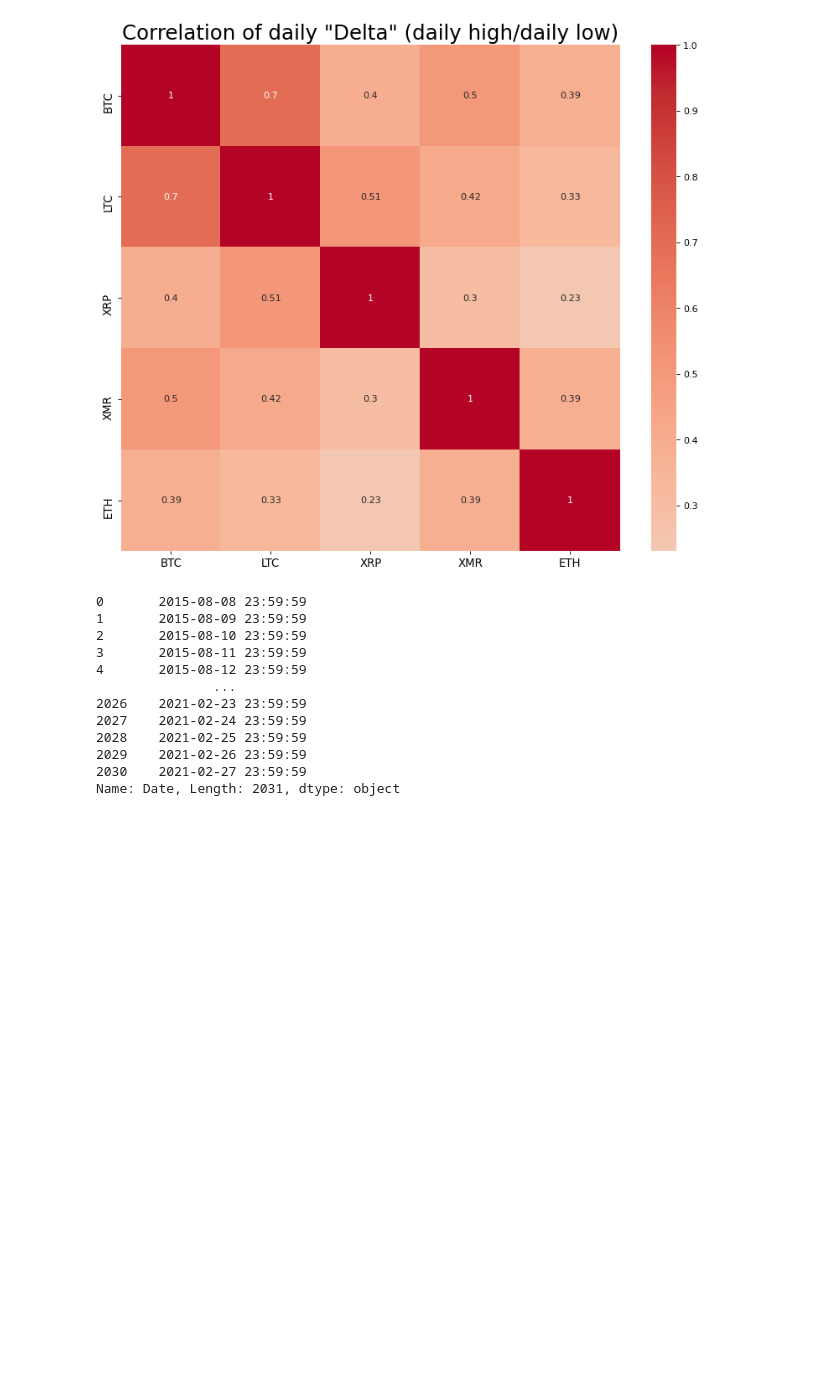
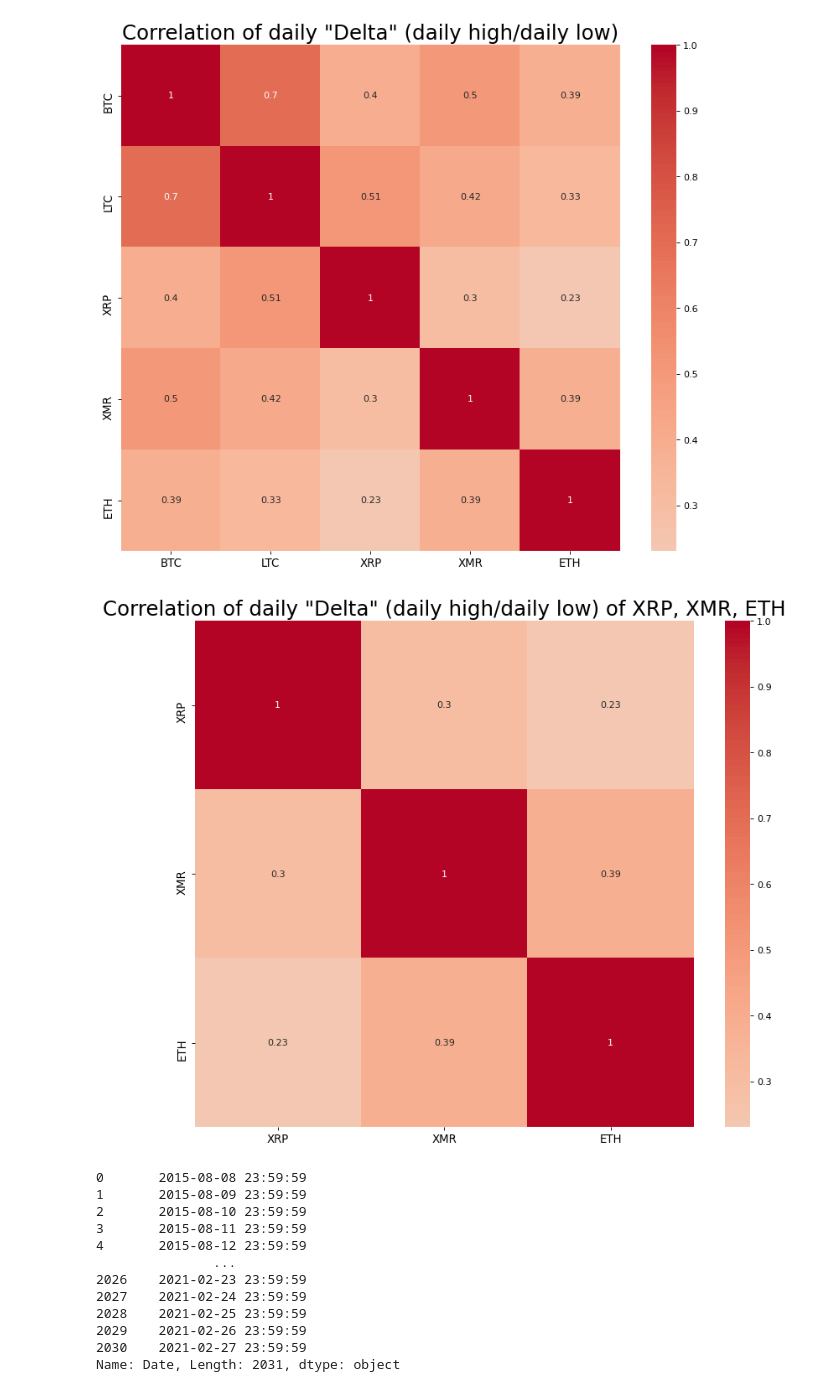
Before and after one commit to bestmatthew/CryptoPrices, a Jupyter notebook: crypt0/EDA First Look Cryto.ipynb, the cells around one changed output. Saved outputs shown, nothing was run; the diff lists cells and outputs as text; code cells hidden in the pictures; blank space fills up the shorter version.

```diff
--- a/data/crypt0/EDA First Look Cryto.ipynb
+++ b/crypt0/EDA First Look Cryto.ipynb
@@ -710,3 +747,18 @@ plt.show()
+# %%
+# Import Dataset
+df = top3frame
+
+# Plot
+plt.figure(figsize=(12,10), dpi= 80)
+sns.heatmap(top3frame.corr(), xticklabels=top3frame.corr().columns, yticklabels=top3frame.corr().columns, cmap='coolwarm', center=0, annot=True)
+
+# Decorations
+plt.title('Correlation of daily "Delta" (daily high/daily low) of XRP, XMR, ETH', fontsize=22)
+plt.xticks(fontsize=12)
+plt.yticks(fontsize=12)
+plt.show()
+# %% [output]
+[figure, added]
 # %%
 eth['Date']
 
```
Also changed, not shown: parts of 10 cells of this notebook, 26 other files.
